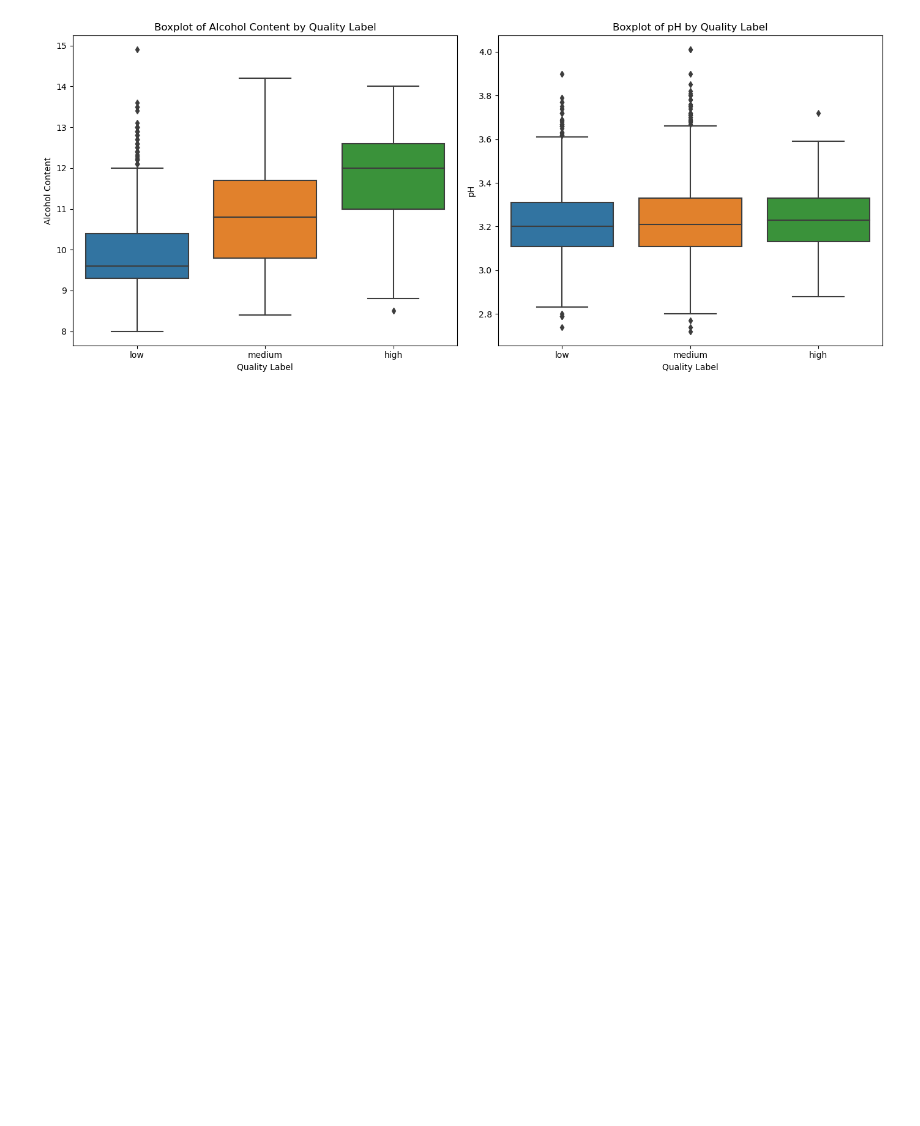
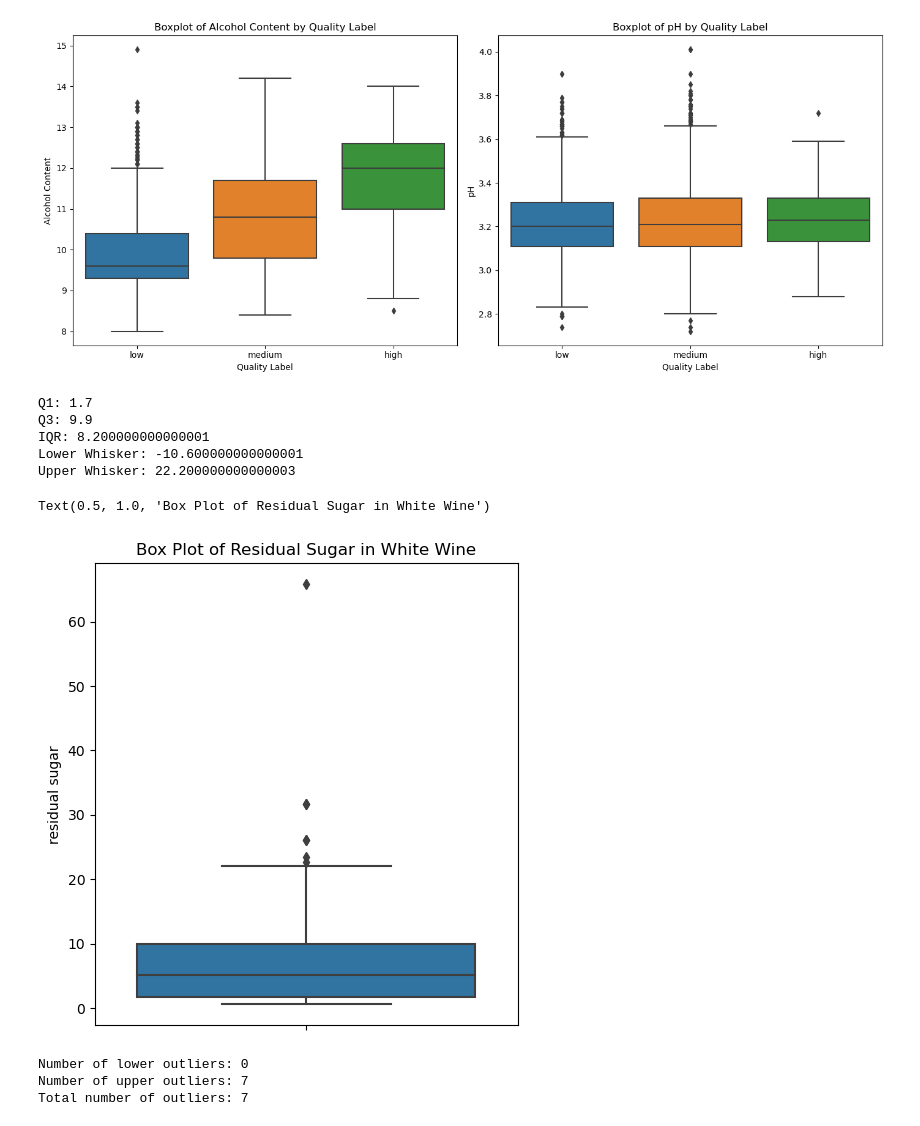
Before and after one commit to Paul-Sabin/BlueBerry-Winery, a Jupyter notebook: EDA_wine.ipynb, the cells around one changed output. Cells and saved outputs as stored; diff of their text form; code cells hidden in the pictures; blank space fills up the shorter version.

Commit message:
Added visualisations

```diff
--- a/EDA_wine.ipynb
+++ b/EDA_wine.ipynb
@@ -286,3 +260,49 @@ plt.tight_layout()
 plt.show()
 # %% [output]
 [figure]
+# %%
+Q1 = white_wine['residual sugar'].quantile(0.25)
+Q3 = white_wine['residual sugar'].quantile(0.75)
+IQR = Q3 - Q1
+
+lower_whisker = Q1 - 1.5 * IQR
+upper_whisker = Q3 + 1.5 * IQR
+
+print(f"Q1: {Q1}")
+print(f"Q3: {Q3}")
+print(f"IQR: {IQR}")
+print(f"Lower Whisker: {lower_whisker}")
+print(f"Upper Whisker: {upper_whisker}")
+# %% [output]
+Q1: 1.7
+Q3: 9.9
+IQR: 8.200000000000001
+Lower Whisker: -10.600000000000001
+Upper Whisker: 22.200000000000003
+# %%
+plt.figure(figsize=(12, 6))
+plt.subplot(1, 2, 1)
+sns.boxplot(y='residual sugar', data=white_wine)
+plt.title('Box Plot of Residual Sugar in White Wine')
+# %% [output]
+Text(0.5, 1.0, 'Box Plot of Residual Sugar in White Wine')
+[figure, added]
+# %%
+# Assuming you've already calculated Q1, Q3, lower_whisker, and upper_whisker
+
+# Outliers below the lower whisker
+outliers_lower = white_wine['residual sugar'] < lower_whisker
+
+# Outliers above the upper whisker
+outliers_upper = white_wine['residual sugar'] > upper_whisker
+
+# Total number of outliers
+total_outliers = sum(outliers_lower) + sum(outliers_upper)
+
+print(f"Number of lower outliers: {sum(outliers_lower)}")
+print(f"Number of upper outliers: {sum(outliers_upper)}")
+print(f"Total number of outliers: {total_outliers}")
+# %% [output]
+Number of lower outliers: 0
+Number of upper outliers: 7
+Total number of outliers: 7
```
Also changed, not shown: parts of 13 cells of this notebook.
